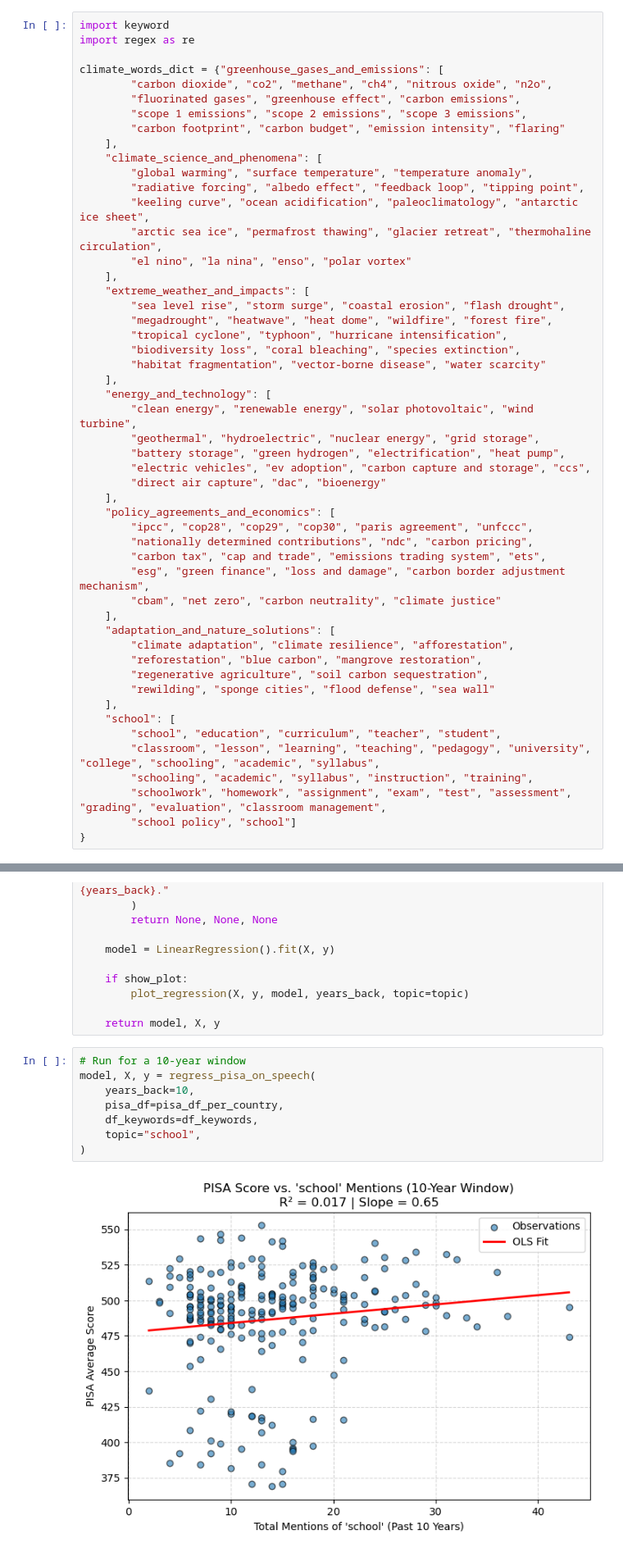
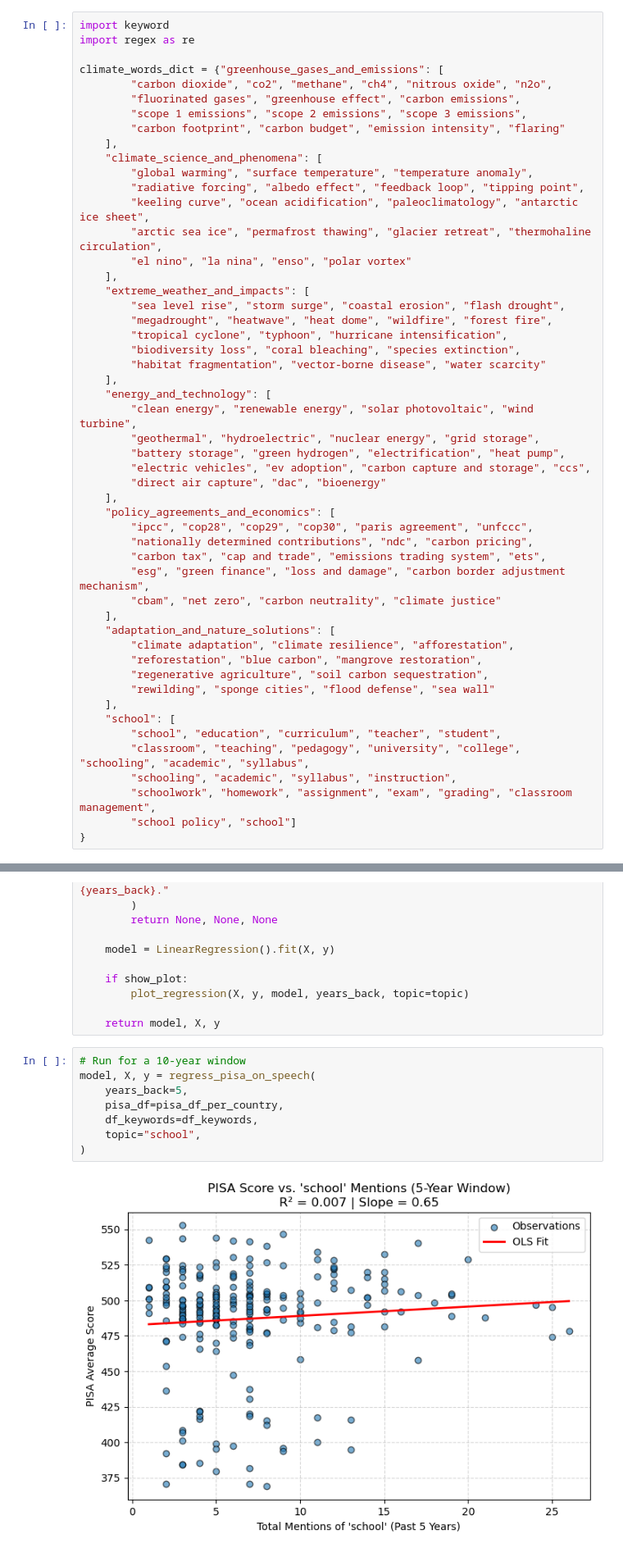
Before and after one commit to jacobgroot/FDS, a Jupyter notebook: analysis.ipynb, the cells around one changed output, grey strips where cells are left out. Shown at 82% size. Saved outputs shown, nothing was run; the diff lists cells and outputs as text.

Commit message:
removed some words that could also have non schooling meaning

```diff
--- a/analysis.ipynb
+++ b/analysis.ipynb
@@ -104,9 +104,9 @@ climate_words_dict = {"greenhouse_gases_and_emissions": [
     ],
     "school": [
         "school", "education", "curriculum", "teacher", "student",
-        "classroom", "lesson", "learning", "teaching", "pedagogy", "university", "college", "schooling", "academic", "syllabus",
-        "schooling", "academic", "syllabus", "instruction", "training",
-        "schoolwork", "homework", "assignment", "exam", "test", "assessment", "grading", "evaluation", "classroom management",
+        "classroom", "teaching", "pedagogy", "university", "college", "schooling", "academic", "syllabus",
+        "schooling", "academic", "syllabus", "instruction",
+        "schoolwork", "homework", "assignment", "exam", "grading", "classroom management",
         "school policy", "school"]
 }
 # %%
@@ -341,13 +341,13 @@ def regress_pisa_on_speech(
 # %%
 # Run for a 10-year window
 model, X, y = regress_pisa_on_speech(
-    years_back=10,
+    years_back=5,
     pisa_df=pisa_df_per_country,
     df_keywords=df_keywords,
     topic="school",
 )
 # %% [output]
-[figure, old version]
+[figure, new version]
 # %%
 # now we will count how often each country names other countries using country_list as check
 records = []
```
